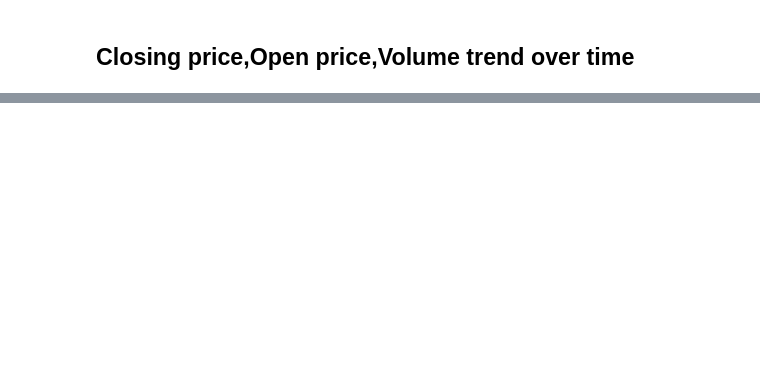
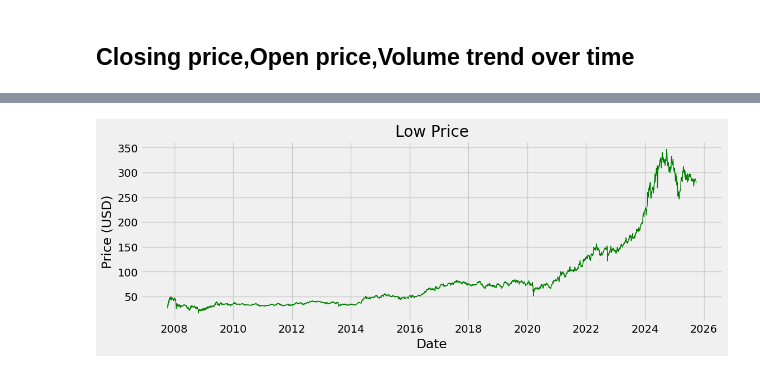
Before and after one commit to aditya90001/stock_price_prediction, a Jupyter notebook: a.ipynb, the cells around one changed output, grey strips where cells are left out. Cells and saved outputs as stored; diff of their text form; code cells hidden in the pictures; blank space fills up the shorter version.

```diff
--- a/a.ipynb
+++ b/a.ipynb
@@ -136,0 +162,10 @@ plt.show()
+# %%
+
+plt.figure(figsize=(12,4))
+plt.plot(df["Date"], df["Low"], color="green", linewidth=1)
+plt.title("Low Price")
+plt.xlabel("Date")
+plt.ylabel("Price (USD)")
+plt.show()
+# %% [output]
+[figure, added]
```
Also changed, not shown: parts of 21 cells of this notebook.
